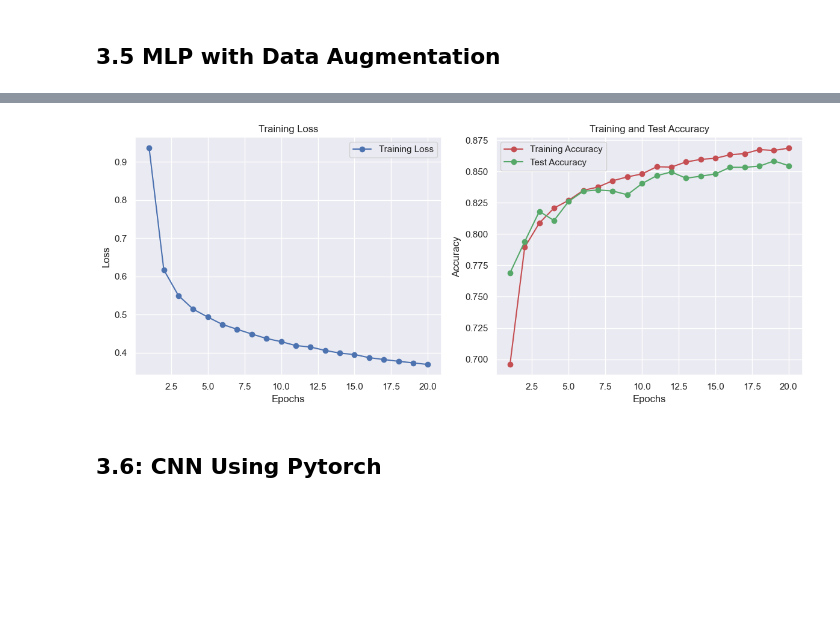
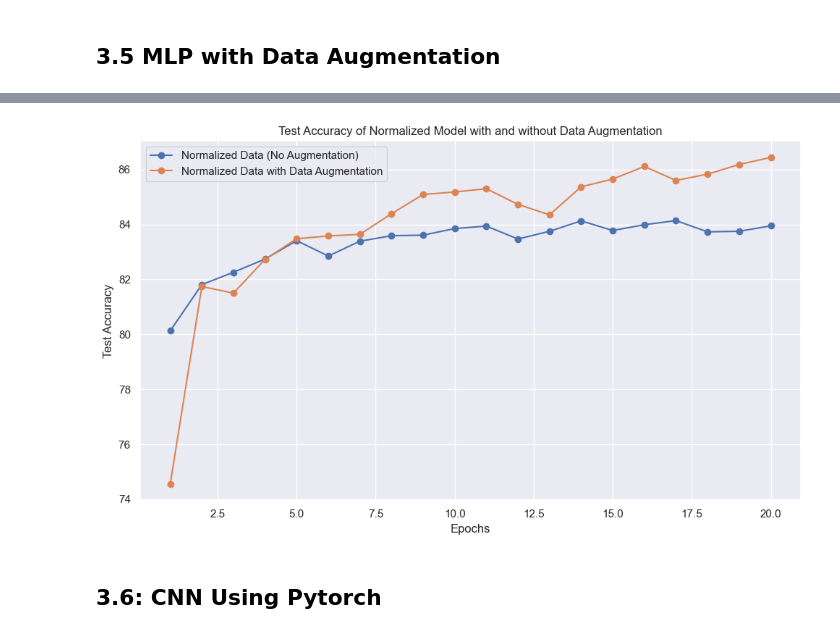
Before and after one commit to NickMilin/COMP551_A3, a Jupyter notebook: COMP551_A3.ipynb, the cells around one changed output, grey strips where cells are left out. Cells and saved outputs as stored; diff of their text form; code cells hidden in the pictures; blank space fills up the shorter version.

Commit message:
cleaned 3.5. also moved activation functions and mlp implementations into separate files.

```diff
--- a/COMP551_A3.ipynb
+++ b/COMP551_A3.ipynb
@@ -616,8 +370,7 @@ Model loaded from saved_models\model3_lambda2_1.0.pkl
 # %% [markdown]
 ## 3.4: Unnormalized Images
 # %%
-# Model with data augmentation (random horizontal flip and random rotation)
-
+# Model with unnormalized images
 mlp_transform_unnormalized = transforms.Compose([
     transforms.ToTensor(),
     transforms.Lambda(lambda x:x.view(-1))
@@ -643,7 +396,7 @@ model_unnormalized = load_model('model3.4_unnormalized')
 model_normalized = load_model('model1.3')
 plt.figure(figsize=(10, 6))
 if model_unnormalized is None:
-    model_unnormalized = MLP(activation_function=relu(), num_hidden_layers=2, units=[256,256])
+    model_unnormalized = MLP(input_size, output_size, activation_function=relu(), num_hidden_layers=2, units=[256,256])
     model_unnormalized.fit(train_loader_unnormalized, test_loader_unnormalized, 0.01, 20)
     save_model(model_unnormalized, 'model3.4_unnormalized')
 
@@ -664,19 +417,14 @@ Model loaded from saved_models\model1.3.pkl
 # %% [markdown]
 ## 3.5 MLP with Data Augmentation
 # %%
-# q: should the validation set be from the augmented dataset, or from the clean FashionMNIST dataset?
-
+# Model with data augmentation (random horizontal flip and random rotation)
 mlp_transform_data_augmentation = transforms.Compose([
     transforms.RandomHorizontalFlip(p=0.25),
     transforms.RandomRotation(5),
-    # transforms.RandomCrop(28, padding=2), <- didn't work well :(
     transforms.ToTensor(),
-    transforms.Lambda(lambda x: x.view(-1)),
-    transforms.Normalize(mean_train, std_train)
+    transforms.Lambda(lambda x: x.view(-1))
 ])
-
 full_train_dataset_data_augmentation = datasets.FashionMNIST(root='./data', train=True, download=True, transform=mlp_transform_data_augmentation)
-
 # split full train set into train and validation sets (80/20)
 train_size = int(0.8*len(full_train_dataset_data_augmentation))
 val_size = len(full_train_dataset_data_augmentation) - train_size
@@ -685,12 +433,27 @@ val_size = len(full_train_dataset_data_augmentation) - train_size
 generator = torch.Generator().manual_seed(42)
 train_dataset_data_augmentation, val_dataset_data_augmentation = random_split(full_train_dataset_data_augmentation, [train_size, val_size], generator=generator)
 
+# create dataloader -- note that we use the same test_loader as before (no augmentation on test set)
 batch_size = 64
 train_loader_data_augmentation = DataLoader(train_dataset_data_augmentation, batch_size=batch_size, shuffle=True, generator=generator)
-validation_loader_data_augmentation = DataLoader(val_dataset_data_augmentation, batch_size=batch_size, shuffle=False, generator=generator)
 
-model_data_augmentation = MLP(activation_function=relu(), num_hidden_layers=2, units=[256,256])
+# comparison of augmented model vs normalized model
+model_augmented = load_model('model3.5_augmented')
+model_normalized = load_model('model1.3')
+plt.figure(figsize=(10, 6))
+if model_augmented is None:
+    model_augmented = MLP(input_size, output_size, activation_function=relu(), num_hidden_layers=2, units=[256,256])
+    model_augmented.fit(train_loader_unnormalized, test_loader_unnormalized, 0.01, 20)
+    save_model(model_augmented, 'model3.5_augmented')
 
-model_data_augmentation.fit(train_loader_data_augmentation, test_loader, 0.01, 20)
-model_data_augmentation.plot_history()
+if model_normalized is not None:
+    plt.plot(range(1, len(model_normalized.test_accuracy_history) + 1), [a*100 for a in model_normalized.test_accuracy_history], marker='o', label=f'Normalized Data (No Augmentation)')
+plt.plot(range(1, len(model_augmented.test_accuracy_history) + 1), [a*100 for a in model_augmented.test_accuracy_history], marker='o', label=f'Normalized Data with Data Augmentation')
+plt.title('Test Accuracy of Normalized Model with and without Data Augmentation')
+plt.xlabel('Epochs')
+plt.ylabel('Test Accuracy')
+plt.legend()
+plt.grid(True)
+plt.tight_layout()
+plt.show()
 # %% [output]
@@ -717,4 +462,4 @@ Epoch 20/20, Loss: 0.3691, Train Accuracy: 0.8686, Test Accuracy: 0.8546
-[figure, old version]
+[figure, new version]
 # %% [markdown]
 ## 3.6: CNN Using Pytorch
 # %%
```
Also changed, not shown: parts of 17 cells of this notebook, 4 other files.
